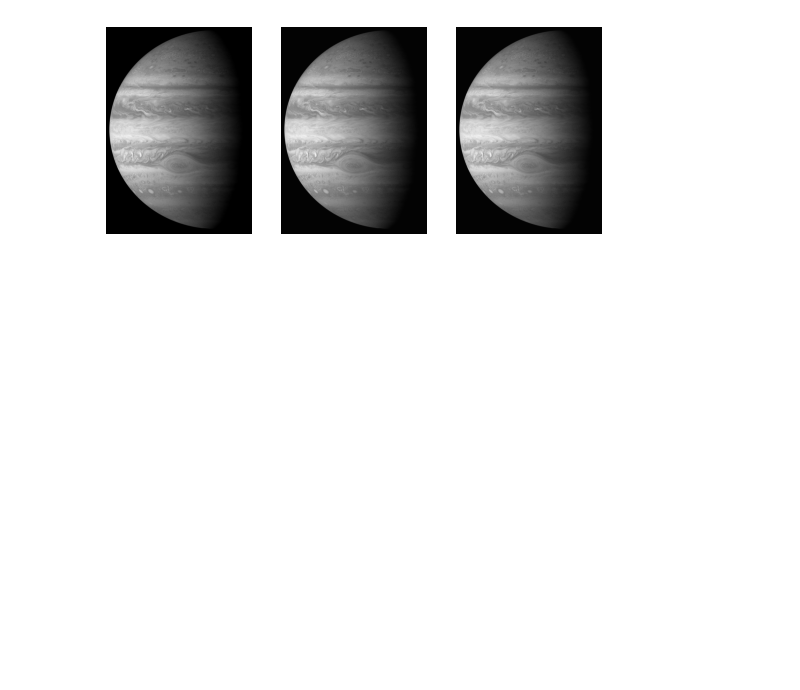
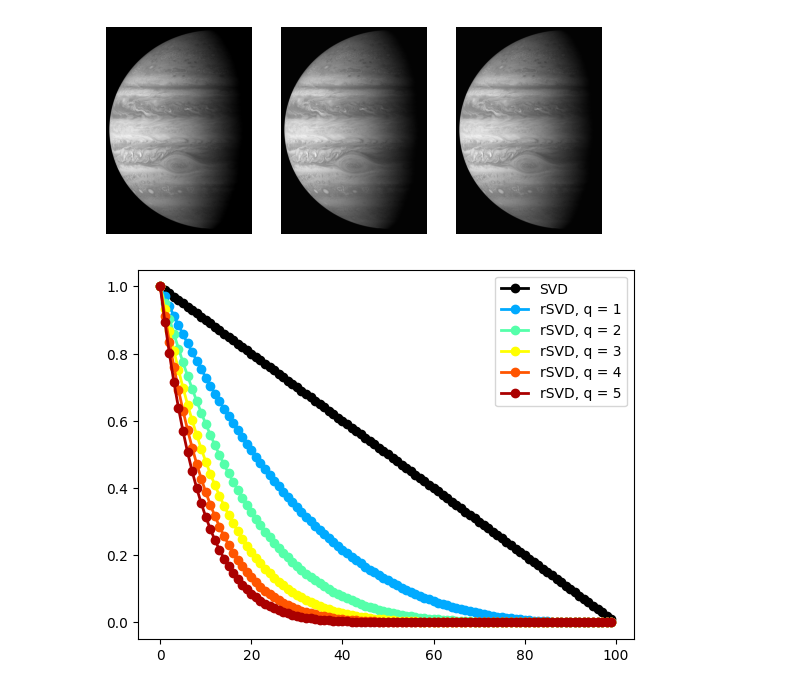
Before and after one commit to raineymarkr/datascience, a Jupyter notebook: randsvd.ipynb, the cells around one changed output. Drawn from its saved outputs; the diff is of its cells as text; code cells hidden in the pictures; blank space fills up the shorter version.

Commit message:
power iterations

```diff
--- a/randsvd.ipynb
+++ b/randsvd.ipynb
@@ -50,3 +50,27 @@ axs[2].axis('off')
 plt.show()
 # %% [output]
 [figure]
+# %%
+#Illustrate power iterations
+X = np.random.randn(1000,100)
+U, S, VT = np.linalg.svd(X, full_matrices=0)
+S = np.arange(1,0,-0.01)
+X = U @ np.diag(S) @ VT
+
+color_list = np.array([[0,0,1],[0,1/3,1],[0,2/3,1],
+                       [0,1,1],[1/3,1,2/3],[2/3,1,1/3],
+                       [1,1,0],[1,2/3,0],[1,1/3,0],
+                       [1,0,0],[2/3,0,0]])
+plt.plot(S, 'o-', color='k',linewidth=2,label='SVD')
+
+Y = X
+for q in range(1,6):
+    Y = X.T @ Y
+    Y = X @ Y
+    Uq, Sq, VTq = np.linalg.svd(Y, full_matrices=0)
+    plt.plot(Sq, '-o', color=tuple(color_list[2*q]),linewidth=2, label=f'rSVD, q = {q}')
+
+plt.legend()
+plt.show()
+# %% [output]
+[figure, added]
```
